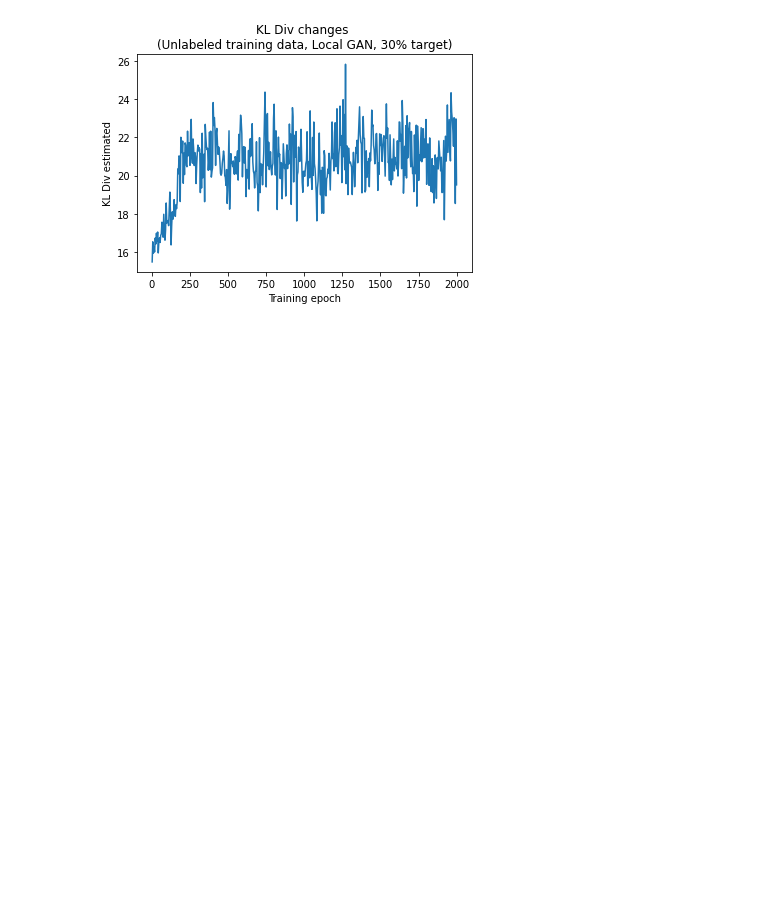
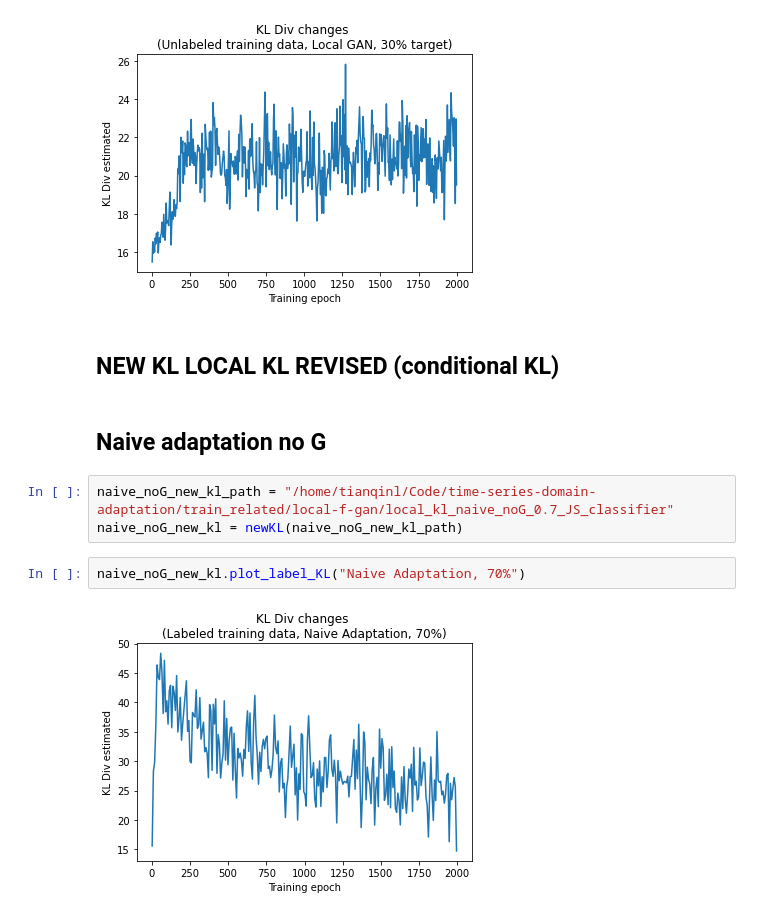
Before and after one commit to stevenliu000/time-series-domain-adaptation, a Jupyter notebook: visualization/plot.ipynb, the cells around one changed output. Drawn from its saved outputs; the diff is of its cells as text; blank space fills up the shorter version.

```diff
--- a/visualization/plot.ipynb
+++ b/visualization/plot.ipynb
@@ -360,3 +360,14 @@ local_adapt_lbl3= newKL(local_adapt_lbl3_path)
 local_adapt_lbl3.plot_unlabel_KL("Local GAN, 30% target")
 # %% [output]
 [figure]
+# %% [markdown]
+## NEW KL LOCAL KL REVISED (conditional KL)
+# %% [markdown]
+## Naive adaptation no G
+# %%
+naive_noG_new_kl_path = "/home/tianqinl/Code/time-series-domain-adaptation/train_related/local-f-gan/local_kl_naive_noG_0.7_JS_classifier"
+naive_noG_new_kl = newKL(naive_noG_new_kl_path)
+# %%
+naive_noG_new_kl.plot_label_KL("Naive Adaptation, 70%")
+# %% [output]
+[figure, added]
```
Also changed, not shown: parts of 17 cells of this notebook.
